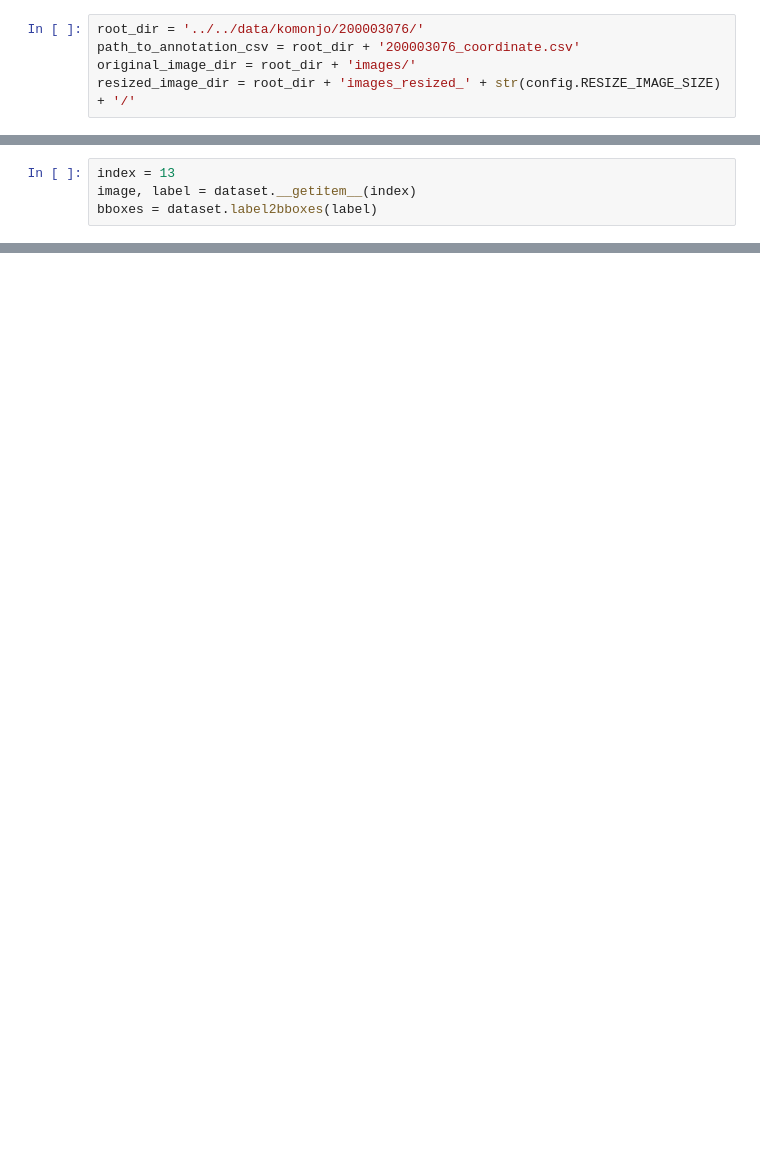
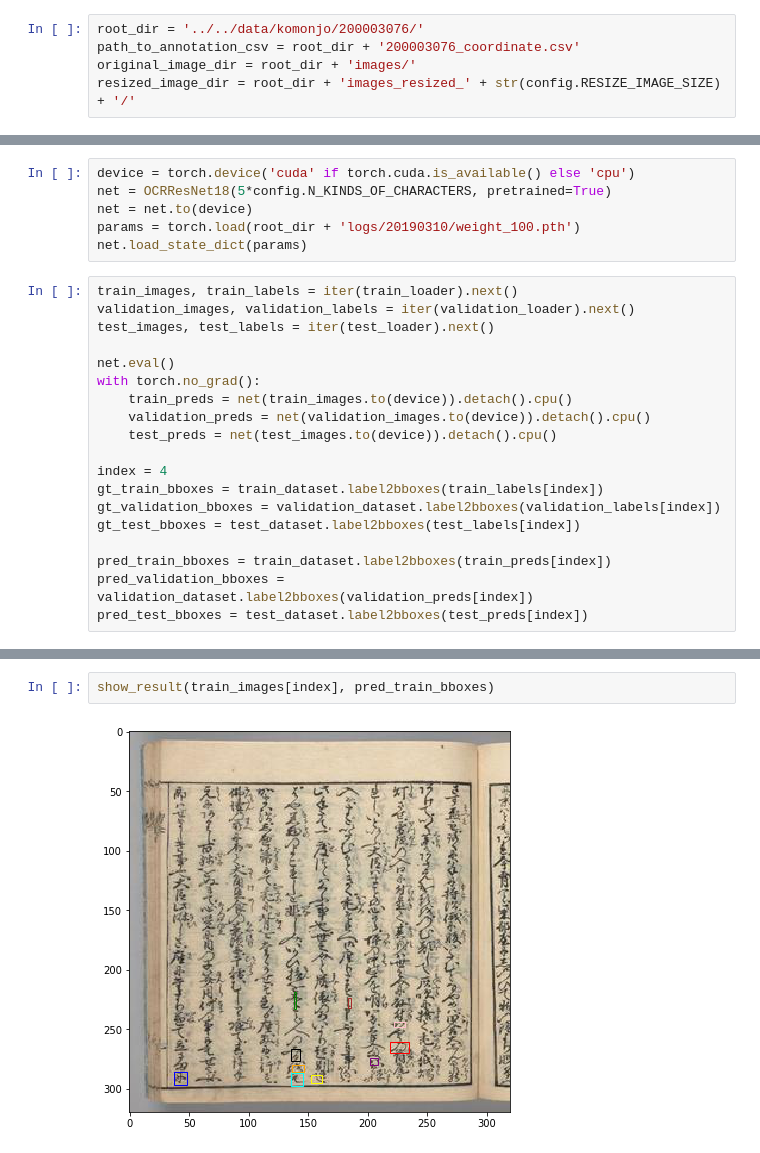
Before and after one commit to cross32768/komonjo_OCR_object_detection, a Jupyter notebook: visualize.ipynb, the cells around one changed output, grey strips where cells are left out. Saved outputs shown, nothing was run; the diff lists cells and outputs as text; blank space fills up the shorter version.

Commit message:
update visualize code

```diff
--- a/visualize.ipynb
+++ b/visualize.ipynb
@@ -26,4 +19,0 @@ utf16_to_index
-# %%
-index = 13
-image, label = dataset.__getitem__(index)
-bboxes = dataset.label2bboxes(label)
@@ -51,0 +63,25 @@ plt.imshow(image)
+# %%
+device = torch.device('cuda' if torch.cuda.is_available() else 'cpu')
+net = OCRResNet18(5*config.N_KINDS_OF_CHARACTERS, pretrained=True)
+net = net.to(device)
+params = torch.load(root_dir + 'logs/20190310/weight_100.pth')
+net.load_state_dict(params)
+# %%
+train_images, train_labels = iter(train_loader).next()
+validation_images, validation_labels = iter(validation_loader).next()
+test_images, test_labels = iter(test_loader).next()
+
+net.eval()
+with torch.no_grad():
+    train_preds = net(train_images.to(device)).detach().cpu()
+    validation_preds = net(validation_images.to(device)).detach().cpu()
+    test_preds = net(test_images.to(device)).detach().cpu()
+
+index = 4
+gt_train_bboxes = train_dataset.label2bboxes(train_labels[index])
+gt_validation_bboxes = validation_dataset.label2bboxes(validation_labels[index])
+gt_test_bboxes = test_dataset.label2bboxes(test_labels[index])
+
+pred_train_bboxes = train_dataset.label2bboxes(train_preds[index])
+pred_validation_bboxes = validation_dataset.label2bboxes(validation_preds[index])
+pred_test_bboxes = test_dataset.label2bboxes(test_preds[index])
@@ -51,0 +92,4 @@ plt.imshow(image)
+# %%
+show_result(train_images[index], pred_train_bboxes)
+# %% [output]
+[figure, added]
```
Also changed, not shown: parts of 11 cells of this notebook, 2 other files.
